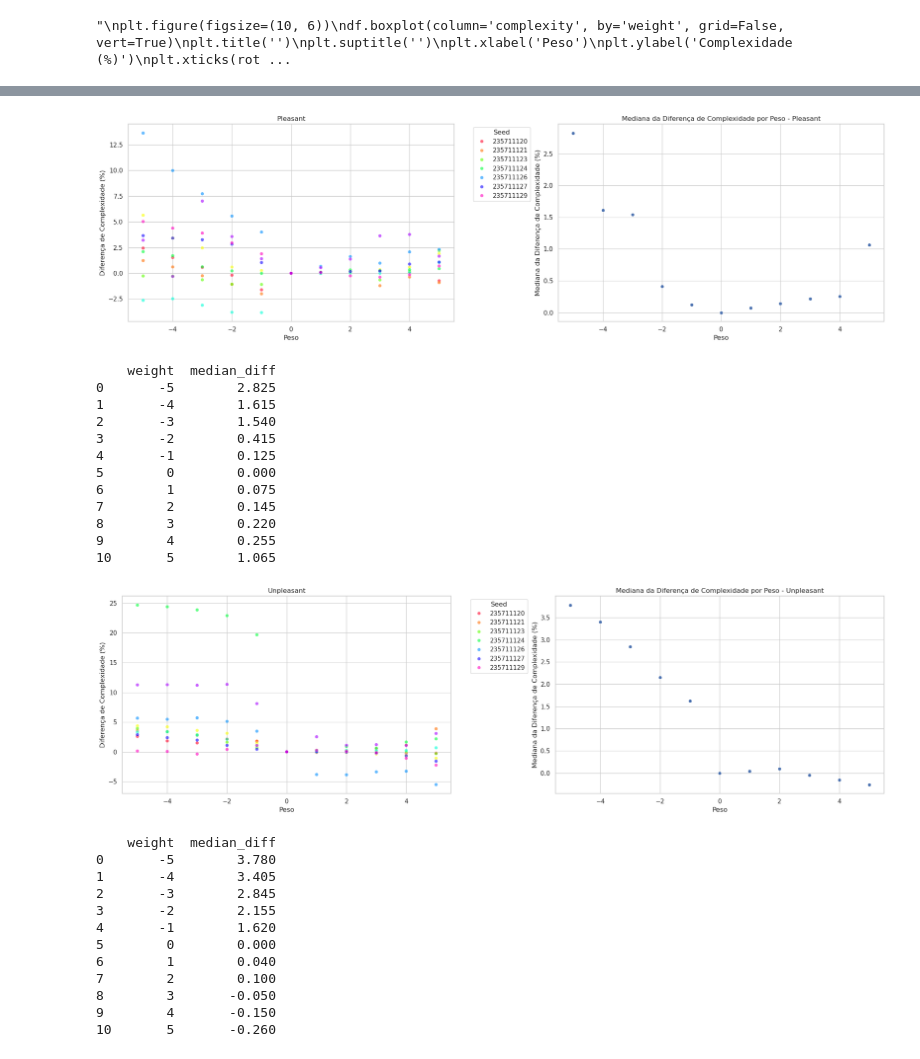
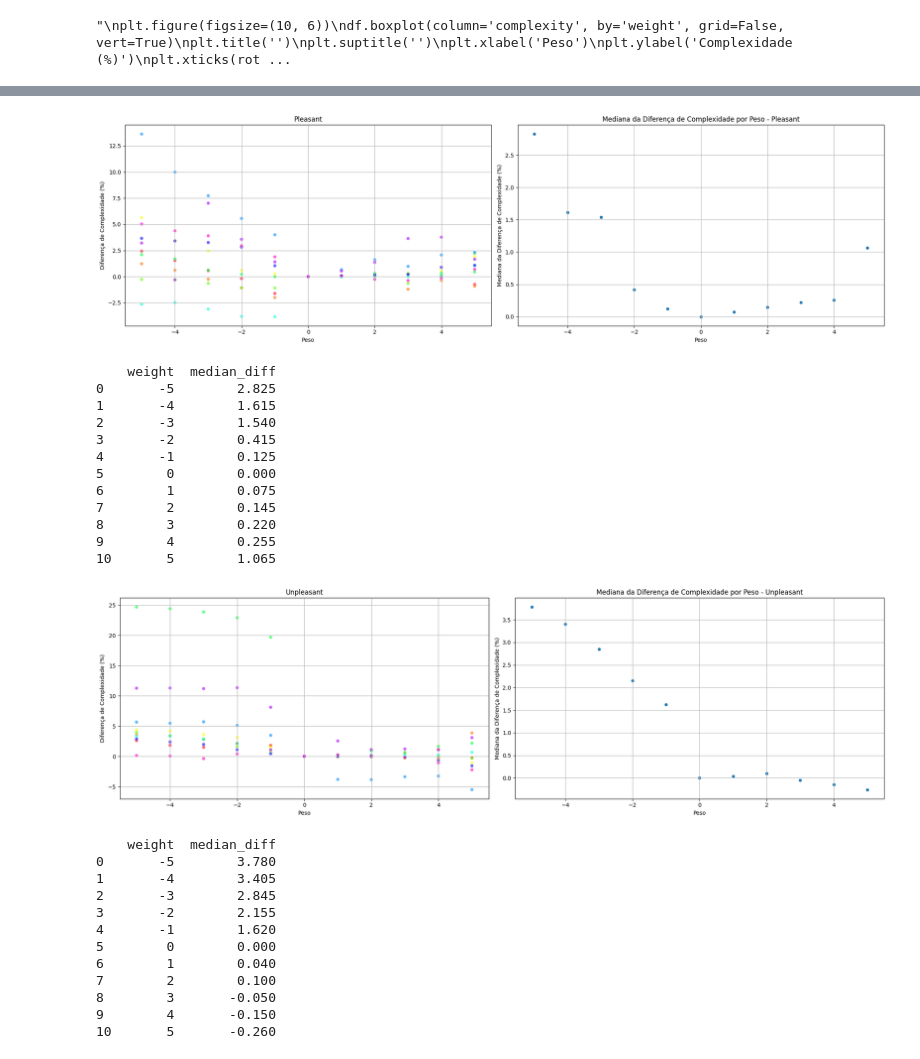
Before and after one commit to jerre231/Stable_Diffusion_IC, a Jupyter notebook: Scripts/colab_graph.ipynb, the cells around one changed output, grey strips where cells are left out. Saved outputs shown, nothing was run; the diff lists cells and outputs as text; code cells hidden in the pictures.

Commit message:
added_graph

```diff
--- a/Scripts/colab_graph.ipynb
+++ b/Scripts/colab_graph.ipynb
@@ -230,37 +266,30 @@ std = desvio padrão
 '\nmean = média\nstd = desvio padrão\n'
 # %%
-# Calculando a mediana de 'diff' para cada 'weight'
 median_diff = df_t.groupby('weight')['diff'].median().reset_index()
 median_diff.columns = ['weight', 'median_diff']
 
-# Criando a figura com dois subplots
 fig, axs = plt.subplots(1, 2, figsize=(20, 6))
 
-# Gráfico de dispersão para 'Pleasant'
-sns.scatterplot(data=df_t, x='weight', y='diff', hue='seed', alpha=0.6, palette='gist_rainbow', ax=axs[0])
+sns.scatterplot(data=df_t, x='weight', y='diff', hue='seed', alpha=0.6, palette='gist_rainbow', ax=axs[0], legend=False)
 axs[0].set_title('Pleasant')
 axs[0].set_xlabel('Peso')
 axs[0].set_ylabel('Diferença de Complexidade (%)')
 axs[0].grid(True)
-axs[0].legend(title='Seed', bbox_to_anchor=(1.05, 1), loc='upper left')
 
-# Gráfico de barras para a mediana de 'diff'
 sns.scatterplot(data=median_diff, x='weight', y='median_diff', palette='viridis', ax=axs[1])
 axs[1].set_title('Mediana da Diferença de Complexidade por Peso - Pleasant')
 axs[1].set_xlabel('Peso')
 axs[1].set_ylabel('Mediana da Diferença de Complexidade (%)')
 axs[1].grid(True)
 
-# Ajustando o layout para evitar sobreposições
 plt.tight_layout()
 
-# Salvando o gráfico combinado
 plt.savefig('combined_plot.png', dpi=300)
 plt.show()
 
 print(median_diff)
 # %% [output]
-[figure, old version]
+[figure, new version]
     weight  median_diff
 0       -5        2.825
 1       -4        1.615
@@ -274,38 +303,31 @@ print(median_diff)
 9        4        0.255
 10       5        1.065
 # %%
-# Calculando a mediana de 'diff' para cada 'weight'
 median_diff = df2_t.groupby('weight')['diff'].median().reset_index()
 median_diff.columns = ['weight', 'median_diff']
 
-# Criando a figura com dois subplots
 fig, axs = plt.subplots(1, 2, figsize=(20, 6))
 
-# Gráfico de dispersão para 'Pleasant'
-sns.scatterplot(data=df2_t, x='weight', y='diff', hue='seed', alpha=0.6, palette='gist_rainbow', ax=axs[0])
+sns.scatterplot(data=df2_t, x='weight', y='diff', hue='seed', alpha=0.6, palette='gist_rainbow', ax=axs[0], legend=False)
 axs[0].set_title('Unpleasant')
 axs[0].set_xlabel('Peso')
 axs[0].set_ylabel('Diferença de Complexidade (%)')
 axs[0].grid(True)
-axs[0].legend(title='Seed', bbox_to_anchor=(1.05, 1), loc='upper left')
 
-# Gráfico de barras para a mediana de 'diff'
 sns.scatterplot(data=median_diff, x='weight', y='median_diff', palette='viridis', ax=axs[1])
 axs[1].set_title('Mediana da Diferença de Complexidade por Peso - Unpleasant')
 axs[1].set_xlabel('Peso')
 axs[1].set_ylabel('Mediana da Diferença de Complexidade (%)')
 axs[1].grid(True)
 
-# Ajustando o layout para evitar sobreposições
 plt.tight_layout()
 
-# Salvando o gráfico combinado
 plt.savefig('combined_plot.png', dpi=300)
 plt.show()
 
 print(median_diff)
 # %% [output]
-[figure, old version]
+[figure, new version]
     weight  median_diff
 0       -5        3.780
 1       -4        3.405
```
Also changed, not shown: parts of 4 cells of this notebook, 4 other files.
